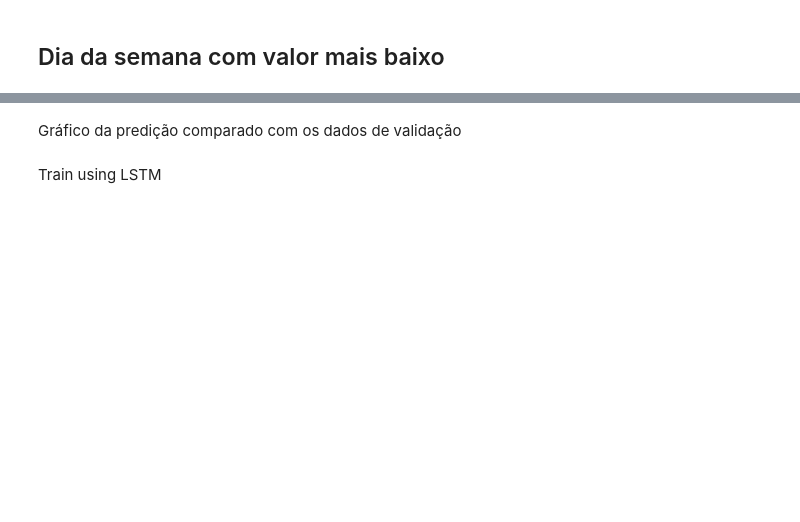
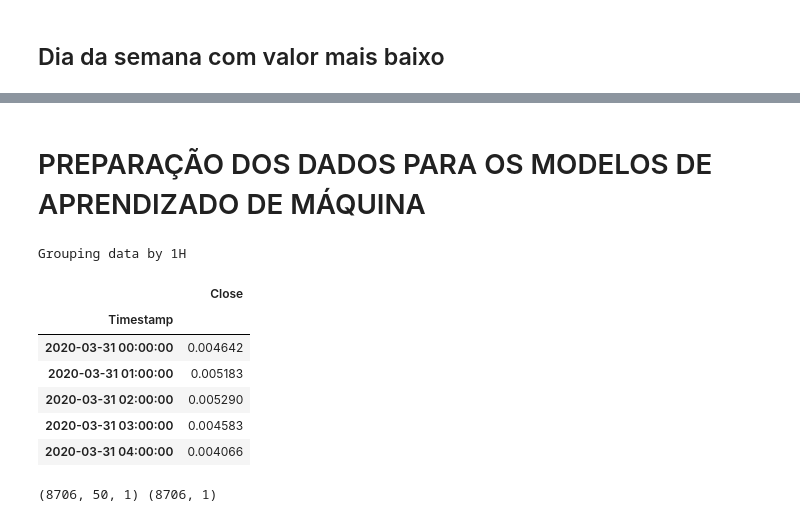
Before and after one commit to WillianAgostini/bitcoin_prediction, a Jupyter notebook: btc-price-prediction-using-lstm.ipynb, the cells around one changed output, grey strips where cells are left out. Cells and saved outputs as stored; diff of their text form; code cells hidden in the pictures; blank space fills up the shorter version.

```diff
--- a/btc-price-prediction-using-lstm.ipynb
+++ b/btc-price-prediction-using-lstm.ipynb
@@ -230,2 +155,0 @@ if showGraphs:
-# %% [markdown]
-Gráfico da predição comparado com os dados de validação
@@ -241,2 +156,56 @@ if showGraphs:
-# %% [markdown]
-Train using LSTM
+# %% [markdown]
+# PREPARAÇÃO DOS DADOS PARA OS MODELOS DE APRENDIZADO DE MÁQUINA
+# %%
+reloadMyModule()
+# https://www.kaggle.com/code/jeongbinpark/lstm-can-we-predict-the-bitcoin-price
+
+
+def removeUnusedColumns(df):
+    df.drop(['Open', 'Volume_(BTC)', 'Volume_(Currency)',
+            'Weighted_Price', 'High', 'Low'], axis=1, inplace=True)
+    return df
+
+
+def groupByTimer(df, interval):
+    print("Grouping data by {}".format(interval))
+    df['Timestamp'] = pd.to_datetime(df['Timestamp'], unit='s')
+    df = df.set_index('Timestamp')
+    df = df.resample(interval).mean()
+    df = df.dropna()
+    return df
+
+
+def normalize(values):
+    scaler = MinMaxScaler()
+    return scaler.fit_transform(np.array(values).reshape(-1, 1))
+
+
+df = removeUnusedColumns(filtered.copy())
+df = groupByTimer(df, '1H')
+df['Close'] = normalize(df['Close'])
+df.head()
+# %% [output]
+Grouping data by 1H
+|  | Close |
+| Timestamp |  |
+| 2020-03-31 00:00:00 | 0.004642 |
+| 2020-03-31 01:00:00 | 0.005183 |
+| 2020-03-31 02:00:00 | 0.005290 |
+| 2020-03-31 03:00:00 | 0.004583 |
+| 2020-03-31 04:00:00 | 0.004066 |
+# %%
+reloadMyModule()
+X_l = []
+y_l = []
+N = len(df)
+D = 50
+for i in range(N-D-1):
+    X_l.append(df.iloc[i:i+D])
+    y_l.append(df.iloc[i+D])
+
+X = np.array(X_l)
+y = np.array(y_l)
+
+print(X.shape, y.shape)
+# %% [output]
+(8706, 50, 1) (8706, 1)
```
Also changed, not shown: parts of 27 cells of this notebook, 2 other files.
